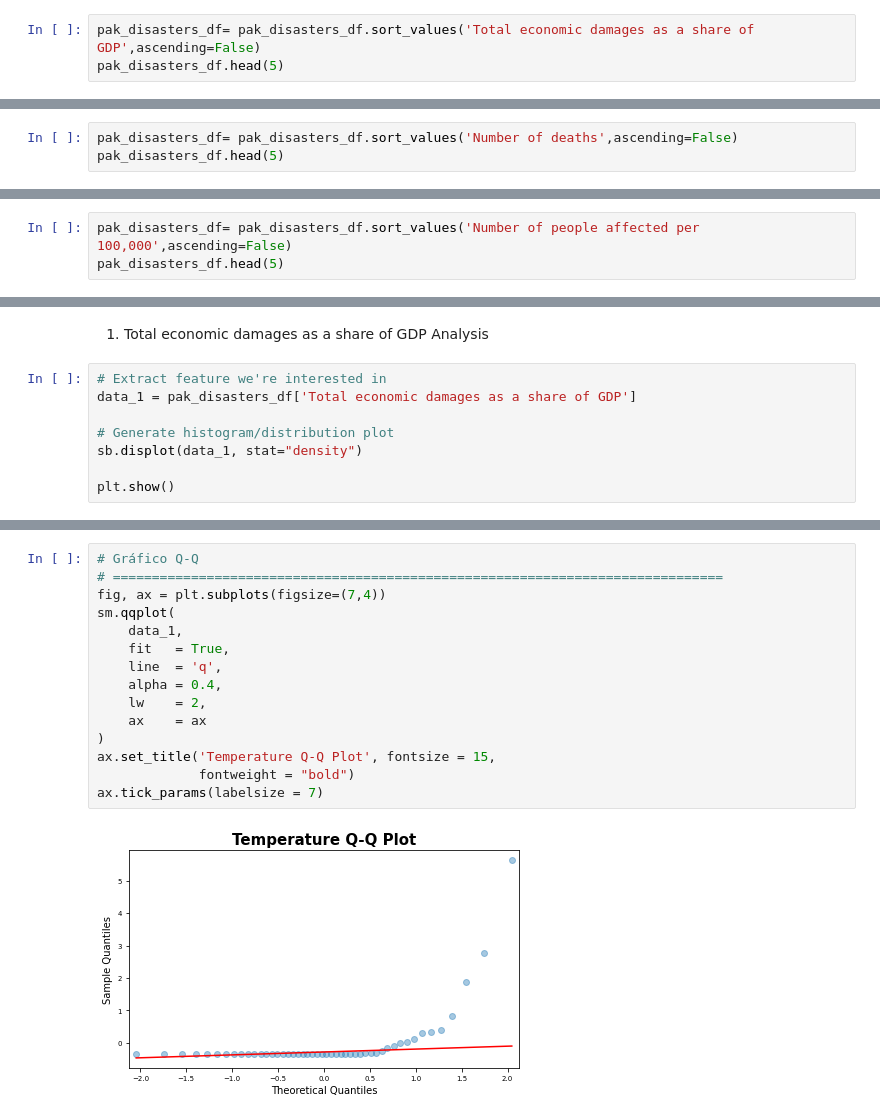
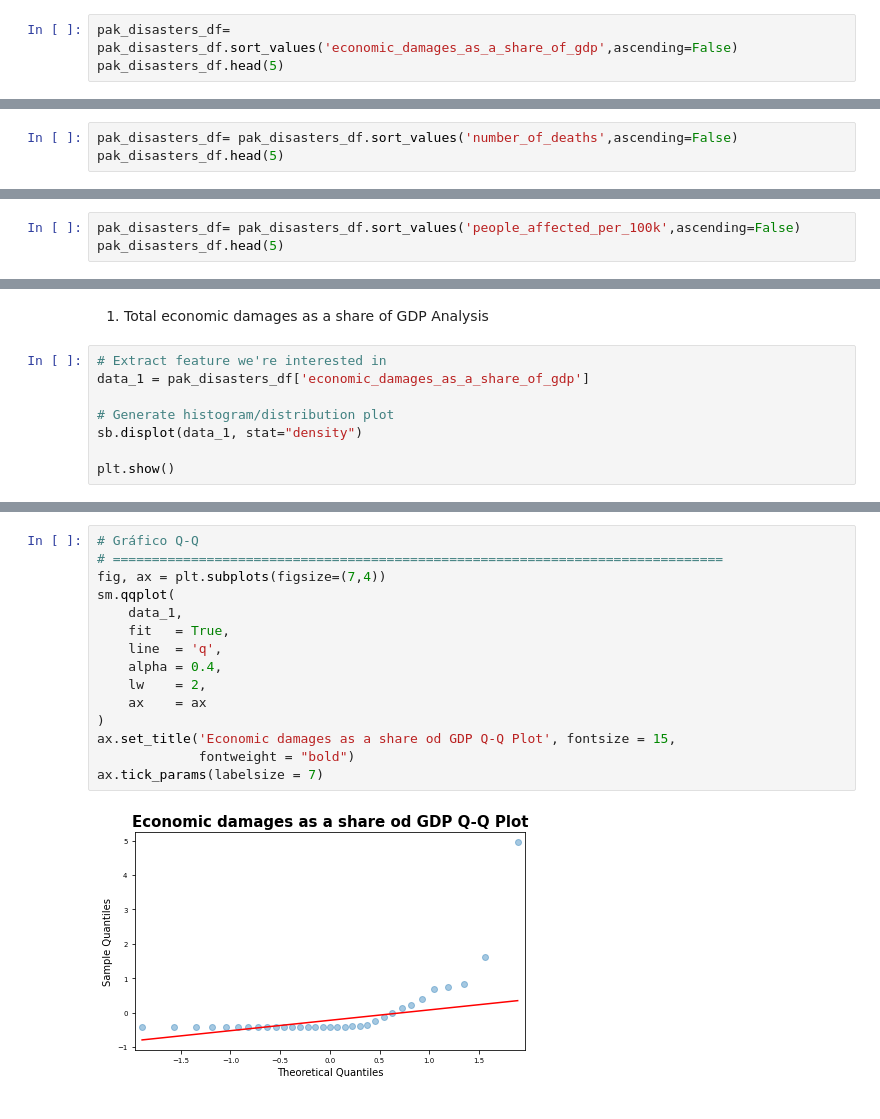
Before and after one commit to aramosg/final_project_global_warming, a Jupyter notebook: js_visualizations/webpage/notebooks/PAKISTAN_Disasters_Statistical_Analysis.ipynb, the cells around one changed output, grey strips where cells are left out. Drawn from its saved outputs; the diff is of its cells as text.

```diff
--- a/js_visualizations/webpage/notebooks/PAKISTAN_Disasters_Statistical_Analysis.ipynb
+++ b/js_visualizations/webpage/notebooks/PAKISTAN_Disasters_Statistical_Analysis.ipynb
@@ -134,4 +159,4 @@ memory usage: 1.5 KB
 # %%
-pak_disasters_df= pak_disasters_df.sort_values('Total economic damages as a share of GDP',ascending=False)
+pak_disasters_df= pak_disasters_df.sort_values('economic_damages_as_a_share_of_gdp',ascending=False)
 pak_disasters_df.head(5)
 # %% [output]
@@ -145,4 +170,4 @@ pak_disasters_df.head(5)
 # %%
-pak_disasters_df= pak_disasters_df.sort_values('Number of deaths',ascending=False)
+pak_disasters_df= pak_disasters_df.sort_values('number_of_deaths',ascending=False)
 pak_disasters_df.head(5)
 # %% [output]
@@ -156,4 +181,4 @@ pak_disasters_df.head(5)
 # %%
-pak_disasters_df= pak_disasters_df.sort_values('Number of people affected per 100,000',ascending=False)
+pak_disasters_df= pak_disasters_df.sort_values('people_affected_per_100k',ascending=False)
 pak_disasters_df.head(5)
 # %% [output]
@@ -180,7 +205,7 @@ pak_disasters_df.describe()
 1. Total economic damages as a share of GDP Analysis
 # %%
 # Extract feature we're interested in
-data_1 = pak_disasters_df['Total economic damages as a share of GDP']
+data_1 = pak_disasters_df['economic_damages_as_a_share_of_gdp']
 
 # Generate histogram/distribution plot
 sb.displot(data_1, stat="density")
@@ -217,20 +242,20 @@ ax.legend();
 # %%
 # Gráfico Q-Q
 # ==============================================================================
 fig, ax = plt.subplots(figsize=(7,4))
 sm.qqplot(
     data_1,
     fit   = True,
     line  = 'q',
     alpha = 0.4,
     lw    = 2,
     ax    = ax
 )
-ax.set_title('Temperature Q-Q Plot', fontsize = 15,
+ax.set_title('Economic damages as a share od GDP Q-Q Plot', fontsize = 15,
              fontweight = "bold")
 ax.tick_params(labelsize = 7)
 # %% [output]
-[figure, old version]
+[figure, new version]
 # %%
 print('Kursotis:', stats.kurtosis(data_1))
 print('Skewness:', stats.skew(data_1))
```
Also changed, not shown: parts of 19 cells of this notebook, 3 other files.
